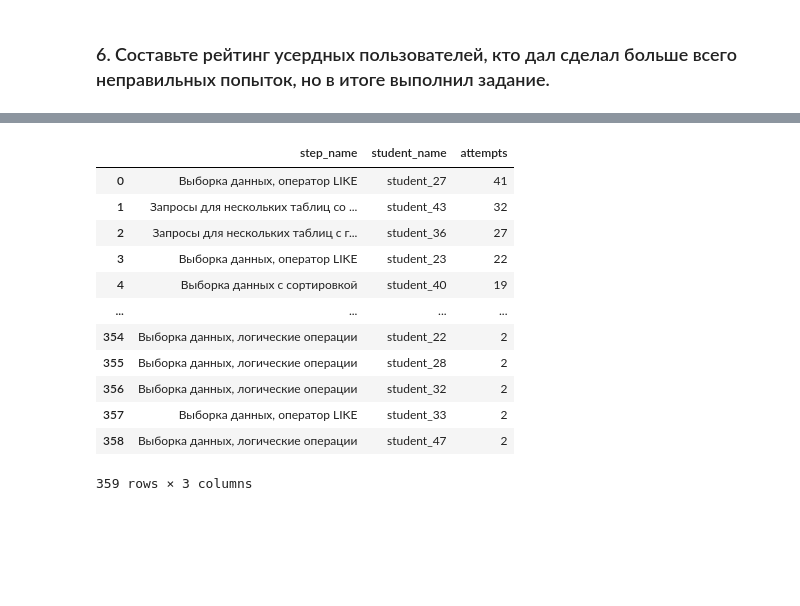
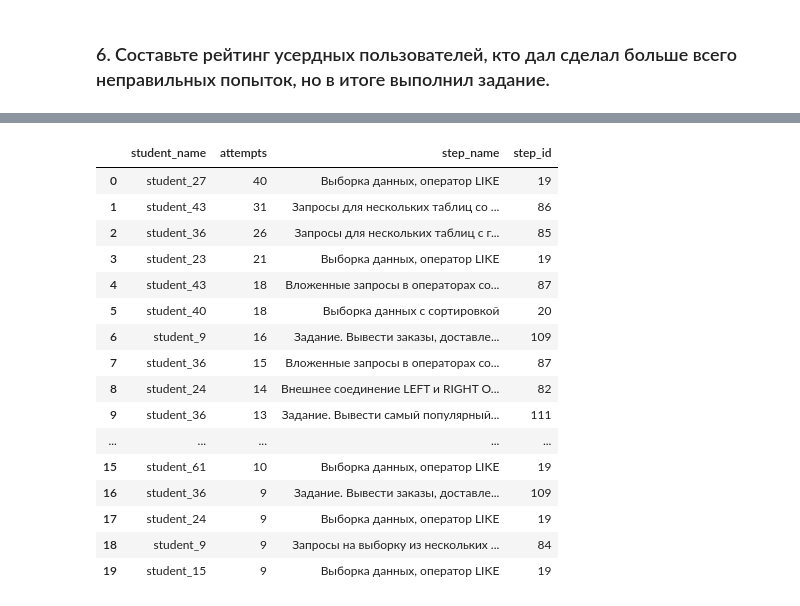
Before and after one commit to agleev/sql_students, a Jupyter notebook: sql.ipynb, the cells around one changed output, grey strips where cells are left out. Drawn from its saved outputs; the diff is of its cells as text; code cells hidden in the pictures; blank space fills up the shorter version.

```diff
--- a/sql.ipynb
+++ b/sql.ipynb
@@ -258,33 +247,38 @@ limit 3
 # %%
 sql('''
-select step_name, student_name, attempts from
+select student_name, (attempts - 1) as attempts, step_name, step_id from
     (
         select distinct on (student_id, step_id) student_id, step_id, result, attempts
         from
             (
                 select student_id, step_id, result, attempt_time,
                 dense_rank() OVER (PARTITION BY student_id, step_id ORDER BY attempt_time) as attempts
                 from step_student
                 order by student_id, step_id
             ) as t1
         where attempts > 1 and result='correct'
         order by student_id, step_id, attempts desc
     ) as t2
 join step using(step_id)
 join student using(student_id)
 order by attempts desc
+limit 20
 ''')
 # %% [output]
-|  | step_name | student_name | attempts |
-| 0 | Выборка данных, оператор LIKE | student_27 | 41 |
-| 1 | Запросы для нескольких таблиц со ... | student_43 | 32 |
-| 2 | Запросы для нескольких таблиц с г... | student_36 | 27 |
-| 3 | Выборка данных, оператор LIKE | student_23 | 22 |
-| 4 | Выборка данных с сортировкой | student_40 | 19 |
-| ... | ... | ... | ... |
-| 354 | Выборка данных, логические операции | student_22 | 2 |
-| 355 | Выборка данных, логические операции | student_28 | 2 |
-| 356 | Выборка данных, логические операции | student_32 | 2 |
-| 357 | Выборка данных, оператор LIKE | student_33 | 2 |
-| 358 | Выборка данных, логические операции | student_47 | 2 |
+|  | student_name | attempts | step_name | step_id |
+| 0 | student_27 | 40 | Выборка данных, оператор LIKE | 19 |
+| 1 | student_43 | 31 | Запросы для нескольких таблиц со ... | 86 |
+| 2 | student_36 | 26 | Запросы для нескольких таблиц с г... | 85 |
+| 3 | student_23 | 21 | Выборка данных, оператор LIKE | 19 |
+| 4 | student_43 | 18 | Вложенные запросы в операторах со... | 87 |
+| 5 | student_40 | 18 | Выборка данных с сортировкой | 20 |
+| 6 | student_9 | 16 | Задание. Вывести заказы, доставле... | 109 |
+| 7 | student_36 | 15 | Вложенные запросы в операторах со... | 87 |
+| 8 | student_24 | 14 | Внешнее соединение LEFT и RIGHT O... | 82 |
+| 9 | student_36 | 13 | Задание. Вывести самый популярный... | 111 |
+| ... | ... | ... | ... | ... |
+| 15 | student_61 | 10 | Выборка данных, оператор LIKE | 19 |
+| 16 | student_36 | 9 | Задание. Вывести заказы, доставле... | 109 |
+| 17 | student_24 | 9 | Выборка данных, оператор LIKE | 19 |
+| 18 | student_9 | 9 | Запросы на выборку из нескольких ... | 84 |
+| 19 | student_15 | 9 | Выборка данных, оператор LIKE | 19 |
-359 rows × 3 columns
```
Also changed, not shown: parts of 11 cells of this notebook, 1 other file.
